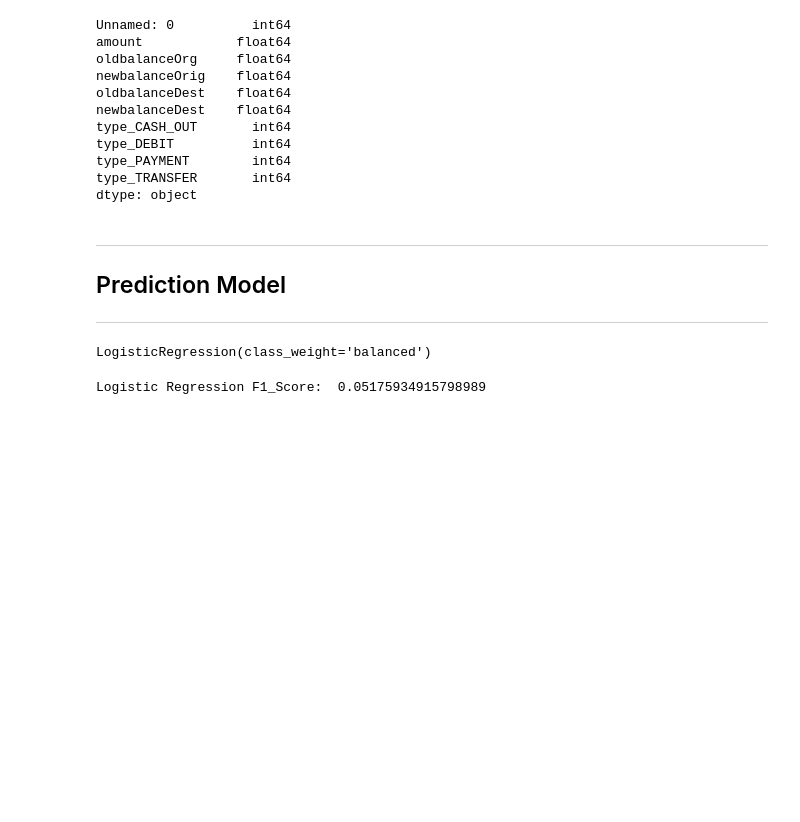
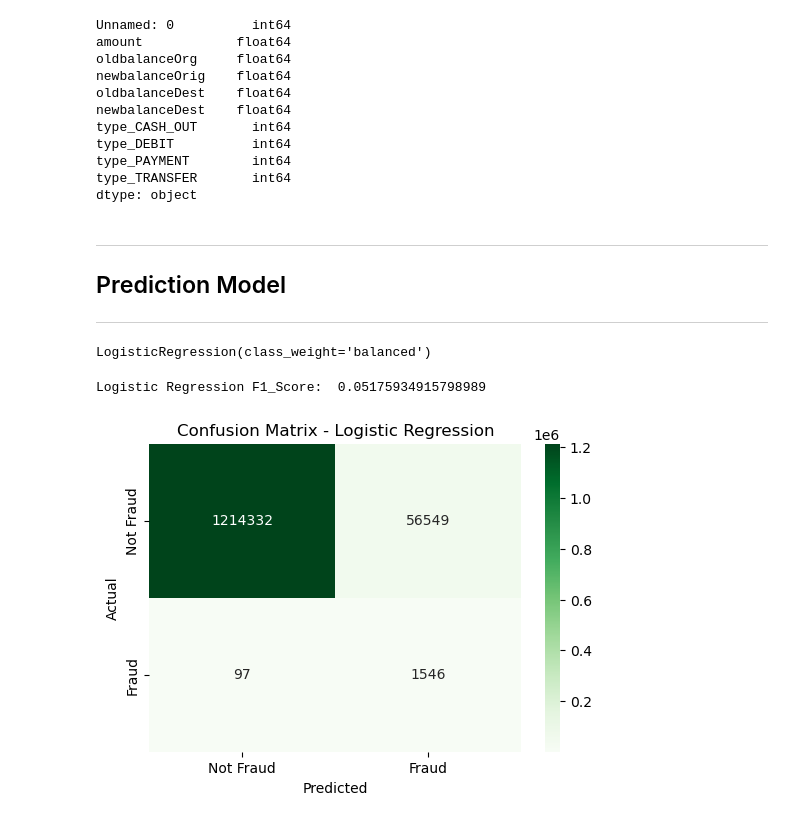
Before and after one commit to thetechleila/Financial-Fraud-Detection-Model, a Jupyter notebook: model.ipynb, the cells around one changed output. Drawn from its saved outputs; the diff is of its cells as text; code cells hidden in the pictures; blank space fills up the shorter version.

```diff
--- a/model.ipynb
+++ b/model.ipynb
@@ -69,7 +69,7 @@ dtype: object
 #Define function to plot Confusion Matrix
 def make_confusion_matrix(y_test, y_pred, title):
     plt.figure(figsize=(6,4))
-    sns.heatmap(annot=True, fmt='d', cmap='Greens', xticklabels=['Not Fraud', 'Fraud'], yticklabels=['Not Fraud', 'Fraud'])
+    sns.heatmap(confusion_matrix(y_test, y_pred), annot=True, fmt='d', cmap='Greens', xticklabels=['Not Fraud', 'Fraud'], yticklabels=['Not Fraud', 'Fraud'])
     plt.xlabel('Predicted')
     plt.ylabel('Actual')
     plt.title(f'Confusion Matrix - {title}')
@@ -92,3 +92,8 @@ f1_logreg = f1_score(y_test, y_pred_logreg)
 print("Logistic Regression F1_Score: ", f1_logreg)
 # %% [output]
 Logistic Regression F1_Score:  0.05175934915798989
+# %%
+#Display Confusion Matrix
+make_confusion_matrix(y_test, y_pred_logreg, 'Logistic Regression')
+# %% [output]
+[figure, added]
```
